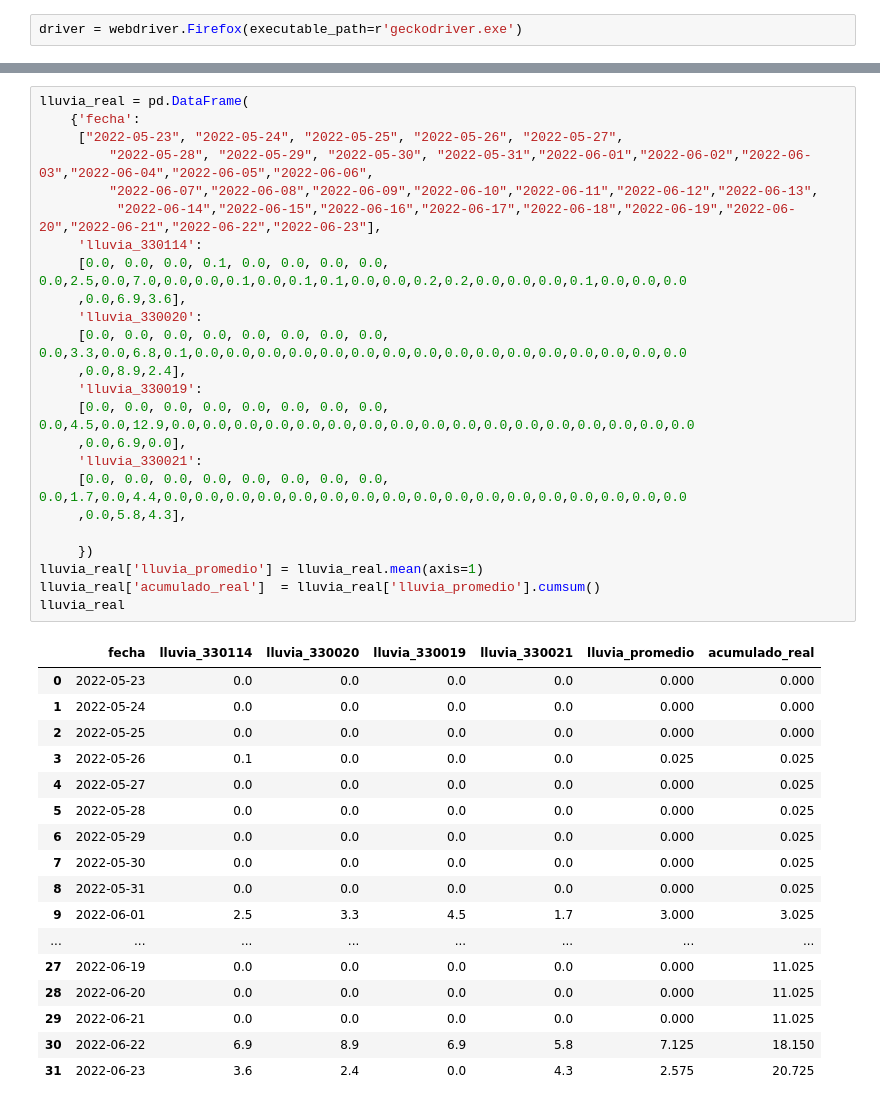
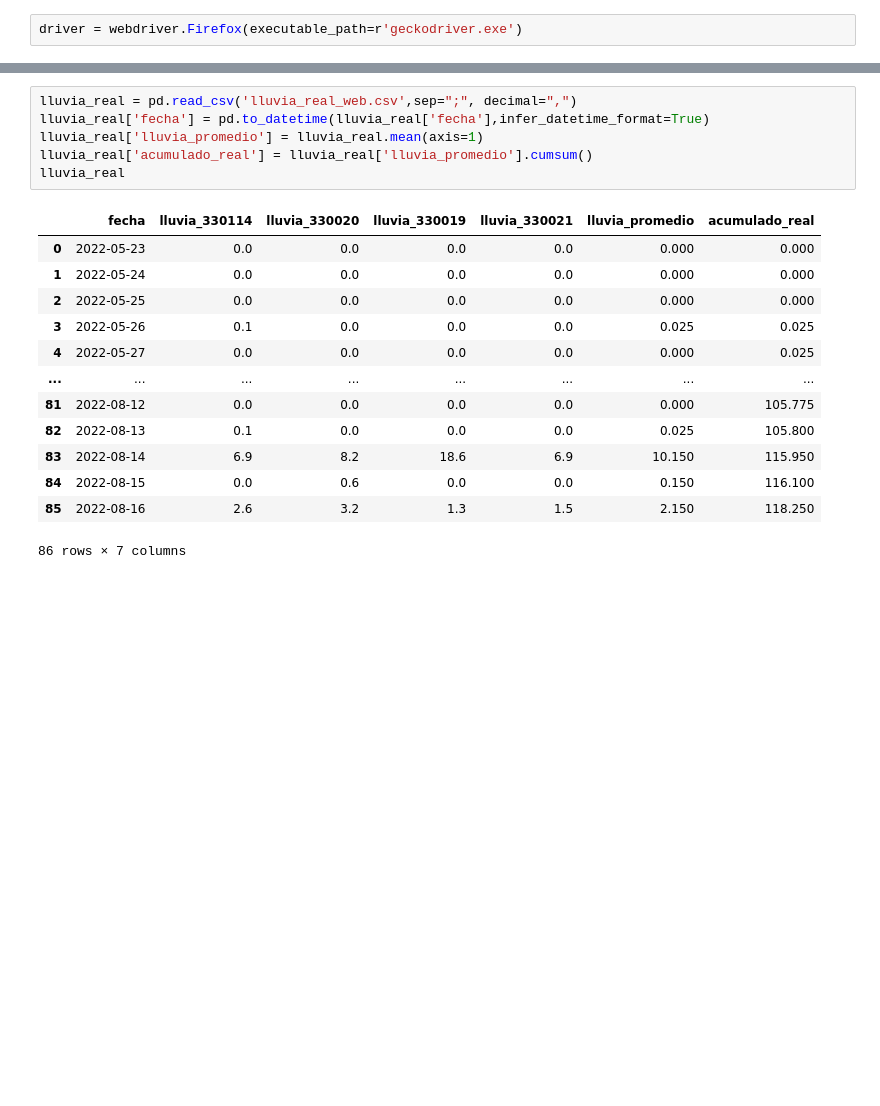
Before and after one commit to calvegh/lluvia, a Jupyter notebook: main.ipynb, the cells around one changed output, grey strips where cells are left out. Saved outputs shown, nothing was run; the diff lists cells and outputs as text; blank space fills up the shorter version.

```diff
--- a/main.ipynb
+++ b/main.ipynb
@@ -76,45 +52,23 @@ plt.show()
-# %%
-lluvia_real = pd.DataFrame(
-    {'fecha':
-     ["2022-05-23", "2022-05-24", "2022-05-25", "2022-05-26", "2022-05-27",
-         "2022-05-28", "2022-05-29", "2022-05-30", "2022-05-31","2022-06-01","2022-06-02","2022-06-03","2022-06-04","2022-06-05","2022-06-06",
-         "2022-06-07","2022-06-08","2022-06-09","2022-06-10","2022-06-11","2022-06-12","2022-06-13",
-          "2022-06-14","2022-06-15","2022-06-16","2022-06-17","2022-06-18","2022-06-19","2022-06-20","2022-06-21","2022-06-22","2022-06-23"],
-     'lluvia_330114':
-     [0.0, 0.0, 0.0, 0.1, 0.0, 0.0, 0.0, 0.0, 0.0,2.5,0.0,7.0,0.0,0.0,0.1,0.0,0.1,0.1,0.0,0.0,0.2,0.2,0.0,0.0,0.0,0.1,0.0,0.0,0.0
-     ,0.0,6.9,3.6],
-     'lluvia_330020':
-     [0.0, 0.0, 0.0, 0.0, 0.0, 0.0, 0.0, 0.0, 0.0,3.3,0.0,6.8,0.1,0.0,0.0,0.0,0.0,0.0,0.0,0.0,0.0,0.0,0.0,0.0,0.0,0.0,0.0,0.0,0.0
-     ,0.0,8.9,2.4],
-     'lluvia_330019':
-     [0.0, 0.0, 0.0, 0.0, 0.0, 0.0, 0.0, 0.0, 0.0,4.5,0.0,12.9,0.0,0.0,0.0,0.0,0.0,0.0,0.0,0.0,0.0,0.0,0.0,0.0,0.0,0.0,0.0,0.0,0.0
-     ,0.0,6.9,0.0],
-     'lluvia_330021':
-     [0.0, 0.0, 0.0, 0.0, 0.0, 0.0, 0.0, 0.0, 0.0,1.7,0.0,4.4,0.0,0.0,0.0,0.0,0.0,0.0,0.0,0.0,0.0,0.0,0.0,0.0,0.0,0.0,0.0,0.0,0.0
-     ,0.0,5.8,4.3],
-
-     })
-lluvia_real['lluvia_promedio'] = lluvia_real.mean(axis=1)
-lluvia_real['acumulado_real']  = lluvia_real['lluvia_promedio'].cumsum()
-lluvia_real
-# %% [output]
-|  | fecha | lluvia_330114 | lluvia_330020 | lluvia_330019 | lluvia_330021 | lluvia_promedio | acumulado_real |
-| 0 | 2022-05-23 | 0.0 | 0.0 | 0.0 | 0.0 | 0.000 | 0.000 |
-| 1 | 2022-05-24 | 0.0 | 0.0 | 0.0 | 0.0 | 0.000 | 0.000 |
-| 2 | 2022-05-25 | 0.0 | 0.0 | 0.0 | 0.0 | 0.000 | 0.000 |
-| 3 | 2022-05-26 | 0.1 | 0.0 | 0.0 | 0.0 | 0.025 | 0.025 |
-| 4 | 2022-05-27 | 0.0 | 0.0 | 0.0 | 0.0 | 0.000 | 0.025 |
-| 5 | 2022-05-28 | 0.0 | 0.0 | 0.0 | 0.0 | 0.000 | 0.025 |
-| 6 | 2022-05-29 | 0.0 | 0.0 | 0.0 | 0.0 | 0.000 | 0.025 |
-| 7 | 2022-05-30 | 0.0 | 0.0 | 0.0 | 0.0 | 0.000 | 0.025 |
-| 8 | 2022-05-31 | 0.0 | 0.0 | 0.0 | 0.0 | 0.000 | 0.025 |
-| 9 | 2022-06-01 | 2.5 | 3.3 | 4.5 | 1.7 | 3.000 | 3.025 |
-| ... | ... | ... | ... | ... | ... | ... | ... |
-| 27 | 2022-06-19 | 0.0 | 0.0 | 0.0 | 0.0 | 0.000 | 11.025 |
-| 28 | 2022-06-20 | 0.0 | 0.0 | 0.0 | 0.0 | 0.000 | 11.025 |
-| 29 | 2022-06-21 | 0.0 | 0.0 | 0.0 | 0.0 | 0.000 | 11.025 |
-| 30 | 2022-06-22 | 6.9 | 8.9 | 6.9 | 5.8 | 7.125 | 18.150 |
-| 31 | 2022-06-23 | 3.6 | 2.4 | 0.0 | 4.3 | 2.575 | 20.725 |
+# %%
+lluvia_real = pd.read_csv('lluvia_real_web.csv',sep=";", decimal=",")
+lluvia_real['fecha'] = pd.to_datetime(lluvia_real['fecha'],infer_datetime_format=True)
+lluvia_real['lluvia_promedio'] = lluvia_real.mean(axis=1)
+lluvia_real['acumulado_real'] = lluvia_real['lluvia_promedio'].cumsum()
+lluvia_real
+# %% [output]
+|  | fecha | lluvia_330114 | lluvia_330020 | lluvia_330019 | lluvia_330021 | lluvia_promedio | acumulado_real |
+| 0 | 2022-05-23 | 0.0 | 0.0 | 0.0 | 0.0 | 0.000 | 0.000 |
+| 1 | 2022-05-24 | 0.0 | 0.0 | 0.0 | 0.0 | 0.000 | 0.000 |
+| 2 | 2022-05-25 | 0.0 | 0.0 | 0.0 | 0.0 | 0.000 | 0.000 |
+| 3 | 2022-05-26 | 0.1 | 0.0 | 0.0 | 0.0 | 0.025 | 0.025 |
+| 4 | 2022-05-27 | 0.0 | 0.0 | 0.0 | 0.0 | 0.000 | 0.025 |
+| ... | ... | ... | ... | ... | ... | ... | ... |
+| 81 | 2022-08-12 | 0.0 | 0.0 | 0.0 | 0.0 | 0.000 | 105.775 |
+| 82 | 2022-08-13 | 0.1 | 0.0 | 0.0 | 0.0 | 0.025 | 105.800 |
+| 83 | 2022-08-14 | 6.9 | 8.2 | 18.6 | 6.9 | 10.150 | 115.950 |
+| 84 | 2022-08-15 | 0.0 | 0.6 | 0.0 | 0.0 | 0.150 | 116.100 |
+| 85 | 2022-08-16 | 2.6 | 3.2 | 1.3 | 1.5 | 2.150 | 118.250 |
+86 rows × 7 columns
 # %%
 lluvia_esperada_total.groupby(['fecha_registro'])['lluvia_esperada'].sum()
 # %% [output]
```
Also changed, not shown: parts of 12 cells of this notebook, 45 other files.
